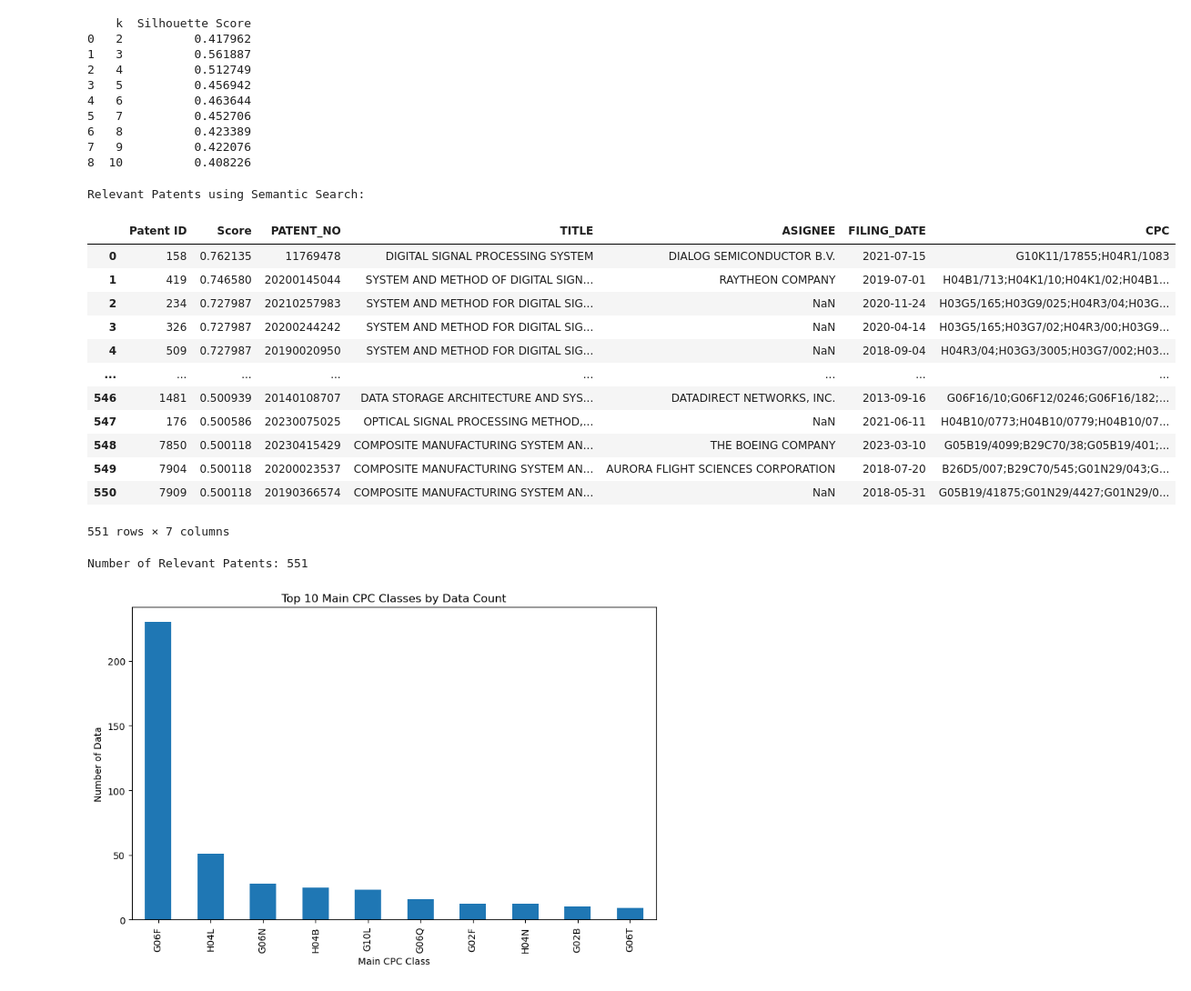
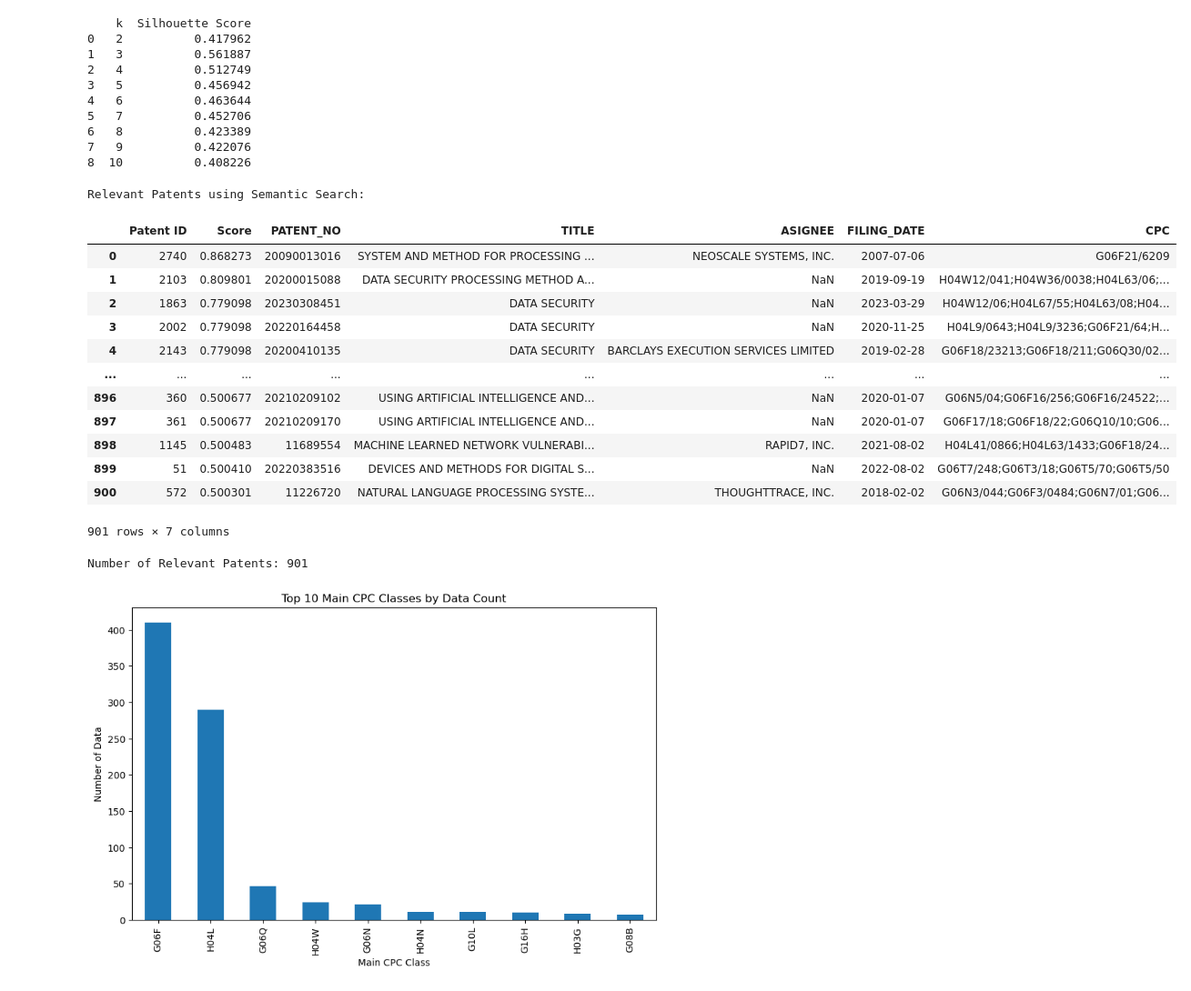
Before and after one commit to faridnec/forecasting-tech-adoption, a Jupyter notebook: models/forecast_uspto.ipynb, the cells around one changed output. Shown at 91% size. Drawn from its saved outputs; the diff is of its cells as text; code cells hidden in the pictures.

```diff
--- a/models/forecast_uspto.ipynb
+++ b/models/forecast_uspto.ipynb
@@ -289,36 +259,37 @@ print(results_df)
 7   9          0.422076
 8  10          0.408226
 # %%
-query = 'system processing'
+query = 'Security Data Processing'
+
 query_embedding = model.encode([query])
 number_top_matches = 10000
 
 print("Relevant Patents using Semantic Search:")
 relevant_patents_df = utils.semantic_search(query, query_embedding, title_embeddings, patent_data, threshold=0.5, top_matches=number_top_matches,
                                       patent_id_col='Patent ID', pub_number_col='PATENT_NO',
                                       title_col='TITLE', abstract_col='ASIGNEE',
                                       date_col='FILING_DATE', cpc_col='CPC')
 
 relevant_patents_df
 # %% [output]
 Relevant Patents using Semantic Search:
 |  | Patent ID | Score | PATENT_NO | TITLE | ASIGNEE | FILING_DATE | CPC |
-| 0 | 158 | 0.762135 | 11769478 | DIGITAL SIGNAL PROCESSING SYSTEM | DIALOG SEMICONDUCTOR B.V. | 2021-07-15 | G10K11/17855;H04R1/1083 |
-| 1 | 419 | 0.746580 | 20200145044 | SYSTEM AND METHOD OF DIGITAL SIGN... | RAYTHEON COMPANY | 2019-07-01 | H04B1/713;H04K1/10;H04K1/02;H04B1... |
-| 2 | 234 | 0.727987 | 20210257983 | SYSTEM AND METHOD FOR DIGITAL SIG... | NaN | 2020-11-24 | H03G5/165;H03G9/025;H04R3/04;H03G... |
-| 3 | 326 | 0.727987 | 20200244242 | SYSTEM AND METHOD FOR DIGITAL SIG... | NaN | 2020-04-14 | H03G5/165;H03G7/02;H04R3/00;H03G9... |
-| 4 | 509 | 0.727987 | 20190020950 | SYSTEM AND METHOD FOR DIGITAL SIG... | NaN | 2018-09-04 | H04R3/04;H03G3/3005;H03G7/002;H03... |
+| 0 | 2740 | 0.868273 | 20090013016 | SYSTEM AND METHOD FOR PROCESSING ... | NEOSCALE SYSTEMS, INC. | 2007-07-06 | G06F21/6209 |
+| 1 | 2103 | 0.809801 | 20200015088 | DATA SECURITY PROCESSING METHOD A... | NaN | 2019-09-19 | H04W12/041;H04W36/0038;H04L63/06;... |
+| 2 | 1863 | 0.779098 | 20230308451 | DATA SECURITY | NaN | 2023-03-29 | H04W12/06;H04L67/55;H04L63/08;H04... |
+| 3 | 2002 | 0.779098 | 20220164458 | DATA SECURITY | NaN | 2020-11-25 | H04L9/0643;H04L9/3236;G06F21/64;H... |
+| 4 | 2143 | 0.779098 | 20200410135 | DATA SECURITY | BARCLAYS EXECUTION SERVICES LIMITED | 2019-02-28 | G06F18/23213;G06F18/211;G06Q30/02... |
 | ... | ... | ... | ... | ... | ... | ... | ... |
-| 546 | 1481 | 0.500939 | 20140108707 | DATA STORAGE ARCHITECTURE AND SYS... | DATADIRECT NETWORKS, INC. | 2013-09-16 | G06F16/10;G06F12/0246;G06F16/182;... |
-| 547 | 176 | 0.500586 | 20230075025 | OPTICAL SIGNAL PROCESSING METHOD,... | NaN | 2021-06-11 | H04B10/0773;H04B10/0779;H04B10/07... |
-| 548 | 7850 | 0.500118 | 20230415429 | COMPOSITE MANUFACTURING SYSTEM AN... | THE BOEING COMPANY | 2023-03-10 | G05B19/4099;B29C70/38;G05B19/401;... |
-| 549 | 7904 | 0.500118 | 20200023537 | COMPOSITE MANUFACTURING SYSTEM AN... | AURORA FLIGHT SCIENCES CORPORATION | 2018-07-20 | B26D5/007;B29C70/545;G01N29/043;G... |
-| 550 | 7909 | 0.500118 | 20190366574 | COMPOSITE MANUFACTURING SYSTEM AN... | NaN | 2018-05-31 | G05B19/41875;G01N29/4427;G01N29/0... |
+| 896 | 360 | 0.500677 | 20210209102 | USING ARTIFICIAL INTELLIGENCE AND... | NaN | 2020-01-07 | G06N5/04;G06F16/256;G06F16/24522;... |
+| 897 | 361 | 0.500677 | 20210209170 | USING ARTIFICIAL INTELLIGENCE AND... | NaN | 2020-01-07 | G06F17/18;G06F18/22;G06Q10/10;G06... |
+| 898 | 1145 | 0.500483 | 11689554 | MACHINE LEARNED NETWORK VULNERABI... | RAPID7, INC. | 2021-08-02 | H04L41/0866;H04L63/1433;G06F18/24... |
+| 899 | 51 | 0.500410 | 20220383516 | DEVICES AND METHODS FOR DIGITAL S... | NaN | 2022-08-02 | G06T7/248;G06T3/18;G06T5/70;G06T5/50 |
+| 900 | 572 | 0.500301 | 11226720 | NATURAL LANGUAGE PROCESSING SYSTE... | THOUGHTTRACE, INC. | 2018-02-02 | G06N3/044;G06F3/0484;G06N7/01;G06... |
-551 rows × 7 columns
+901 rows × 7 columns
 # %%
 print("Number of Relevant Patents:", len(relevant_patents_df))
 # %% [output]
-Number of Relevant Patents: 551
+Number of Relevant Patents: 901
 # %%
 cpc_col = 'CPC'
 cpc_counts = utils.preprocess_cpc_data(relevant_patents_df, cpc_col)
@@ -331,7 +302,7 @@ plt.ylabel('Number of Data')
 plt.title('Top 10 Main CPC Classes by Data Count')
 plt.show()
 # %% [output]
-[figure, old version]
+[figure, new version]
 # %%
 import numpy as np
 from scipy.optimize import curve_fit
```
Also changed, not shown: parts of 10 cells of this notebook, 4 other files.
